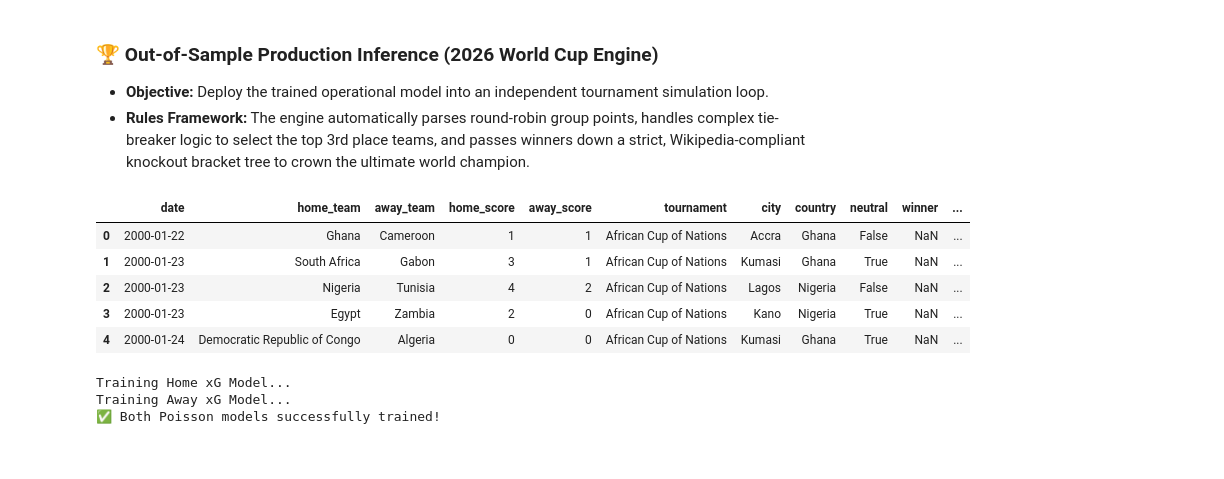
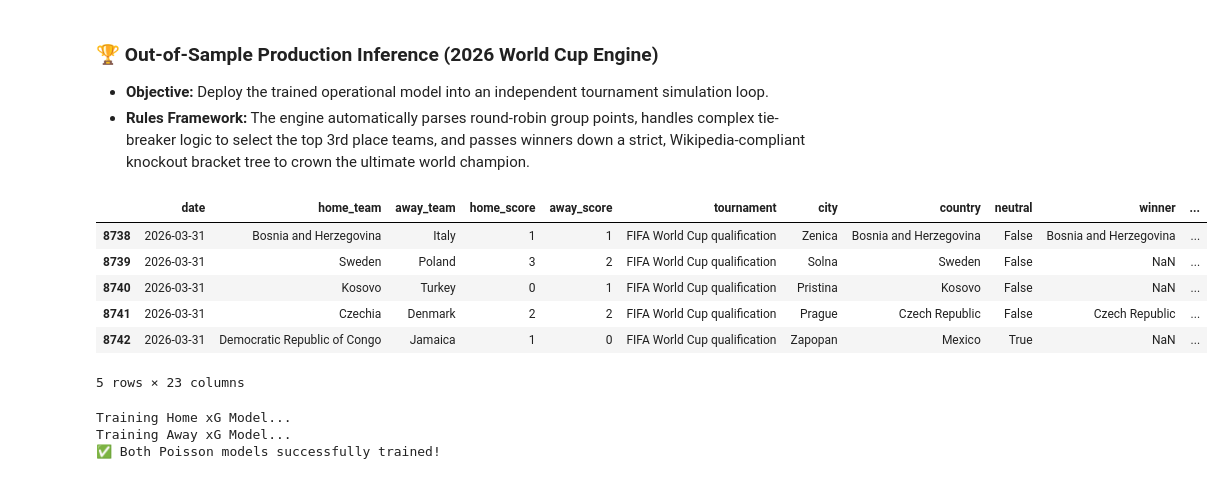
Before and after one commit to MrMinton/WorldCup2026predictor, a Jupyter notebook: wc2026.ipynb, the cells around one changed output. Saved outputs shown, nothing was run; the diff lists cells and outputs as text; code cells hidden in the pictures.

```diff
--- a/wc2026.ipynb
+++ b/wc2026.ipynb
@@ -73,7 +73,7 @@ country        0
 neutral        0
 dtype: int64
 # %%
-results['date']= pd.to_datetime(results['date'])
+results['date'] = pd.to_datetime(results['date'], format='mixed', dayfirst=True)
 results.dtypes
 # %% [output]
 date          datetime64[ns]
@@ -173 +190,3 @@ shootouts.head()
+# %%
+eloratings['date'] = pd.to_datetime(eloratings['date'], format='mixed', dayfirst=False)
 # %%
@@ -183,3 +201,0 @@ eloratings.tail()
-# %%
-eloratings['date'] = pd.to_datetime(eloratings['date'], format='mixed')
-eloratings.dtypes
@@ -838,0 +852,30 @@ Name: count, dtype: int64
+# %%
+# --- DEFENSIVE FEATURE ---
+rolling_goals = add_rolling_goals_conceded(results, window=5)
+
+wc_all = wc_all.merge(
+    rolling_goals[['date', 'home_team', 'home_goals_conceded_rolling']],
+    on=['date', 'home_team'], how='left'
+)
+wc_all = wc_all.merge(
+    rolling_goals[['date', 'away_team', 'away_goals_conceded_rolling']],
+    on=['date', 'away_team'], how='left'
+)
+wc_all['home_goals_conceded_rolling'] = wc_all['home_goals_conceded_rolling'].fillna(0)
+wc_all['away_goals_conceded_rolling'] = wc_all['away_goals_conceded_rolling'].fillna(0)
+wc_all['defensive_fragility_diff'] = wc_all['home_goals_conceded_rolling'] - wc_all['away_goals_conceded_rolling']
+
+# --- OFFENSIVE FEATURE ---
+rolling_scored = add_rolling_goals_scored(results, window=5)
+
+wc_all = wc_all.merge(
+    rolling_scored[['date', 'home_team', 'home_goals_scored_rolling']],
+    on=['date', 'home_team'], how='left'
+)
+wc_all = wc_all.merge(
+    rolling_scored[['date', 'away_team', 'away_goals_scored_rolling']],
+    on=['date', 'away_team'], how='left'
+)
+wc_all['home_goals_scored_rolling'] = wc_all['home_goals_scored_rolling'].fillna(0)
+wc_all['away_goals_scored_rolling'] = wc_all['away_goals_scored_rolling'].fillna(0)
+wc_all['offensive_dominance_diff'] = wc_all['home_goals_scored_rolling'] - wc_all['away_goals_scored_rolling']
@@ -1116,14 +1152,15 @@ plt.show()
 * **Objective:** Deploy the trained operational model into an independent tournament simulation loop.
 * **Rules Framework:** The engine automatically parses round-robin group points, handles complex tie-breaker logic to select the top 3rd place teams, and passes winners down a strict, Wikipedia-compliant knockout bracket tree to crown the ultimate world champion.
 # %%
-wc_all.head()
+wc_all.tail()
 # %% [output]
 |  | date | home_team | away_team | home_score | away_score | tournament | city | country | neutral | winner | ... |
-| 0 | 2000-01-22 | Ghana | Cameroon | 1 | 1 | African Cup of Nations | Accra | Ghana | False | NaN | ... |
-| 1 | 2000-01-23 | South Africa | Gabon | 3 | 1 | African Cup of Nations | Kumasi | Ghana | True | NaN | ... |
-| 2 | 2000-01-23 | Nigeria | Tunisia | 4 | 2 | African Cup of Nations | Lagos | Nigeria | False | NaN | ... |
-| 3 | 2000-01-23 | Egypt | Zambia | 2 | 0 | African Cup of Nations | Kano | Nigeria | True | NaN | ... |
-| 4 | 2000-01-24 | Democratic Republic of Congo | Algeria | 0 | 0 | African Cup of Nations | Kumasi | Ghana | True | NaN | ... |
+| 8738 | 2026-03-31 | Bosnia and Herzegovina | Italy | 1 | 1 | FIFA World Cup qualification | Zenica | Bosnia and Herzegovina | False | Bosnia and Herzegovina | ... |
+| 8739 | 2026-03-31 | Sweden | Poland | 3 | 2 | FIFA World Cup qualification | Solna | Sweden | False | NaN | ... |
+| 8740 | 2026-03-31 | Kosovo | Turkey | 0 | 1 | FIFA World Cup qualification | Pristina | Kosovo | False | NaN | ... |
+| 8741 | 2026-03-31 | Czechia | Denmark | 2 | 2 | FIFA World Cup qualification | Prague | Czech Republic | False | Czech Republic | ... |
+| 8742 | 2026-03-31 | Democratic Republic of Congo | Jamaica | 1 | 0 | FIFA World Cup qualification | Zapopan | Mexico | True | NaN | ... |
+5 rows × 23 columns
 # %%
 import pandas as pd
 from xgboost import XGBRegressor
```
Also changed, not shown: parts of 67 cells of this notebook.
